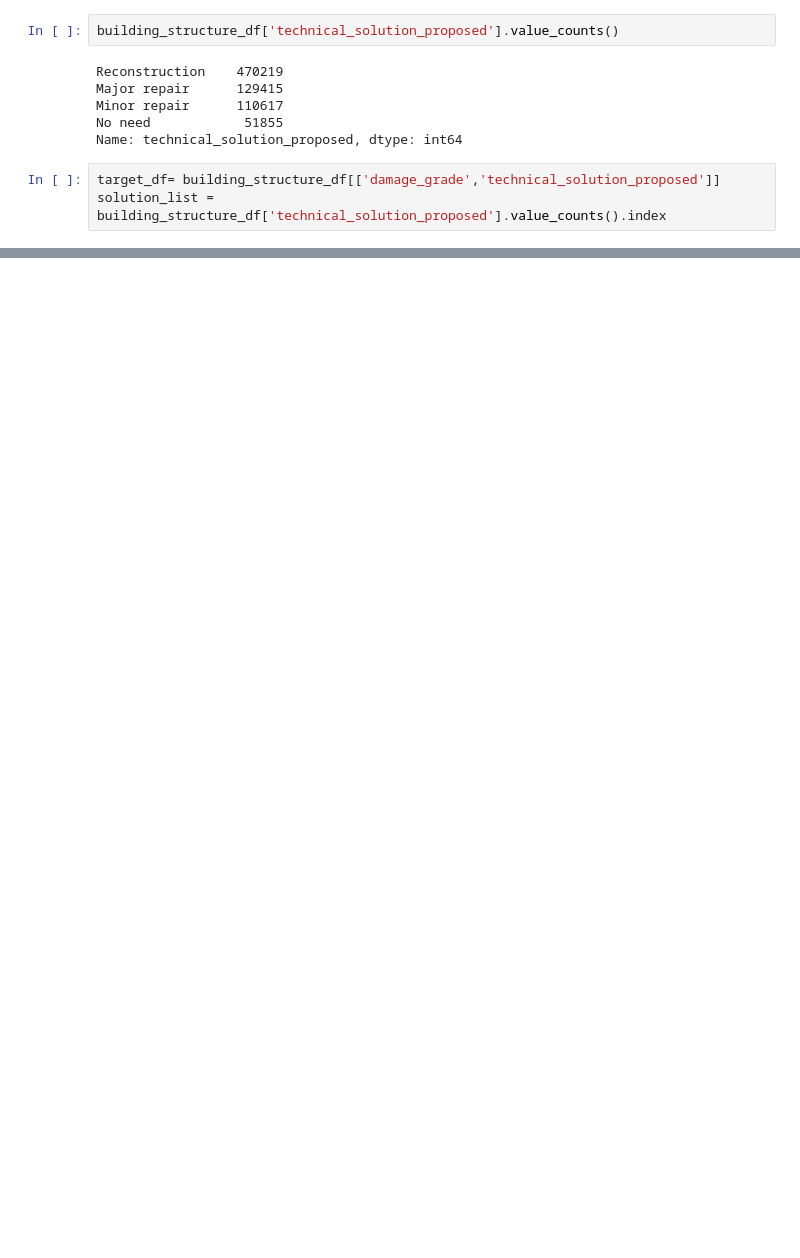
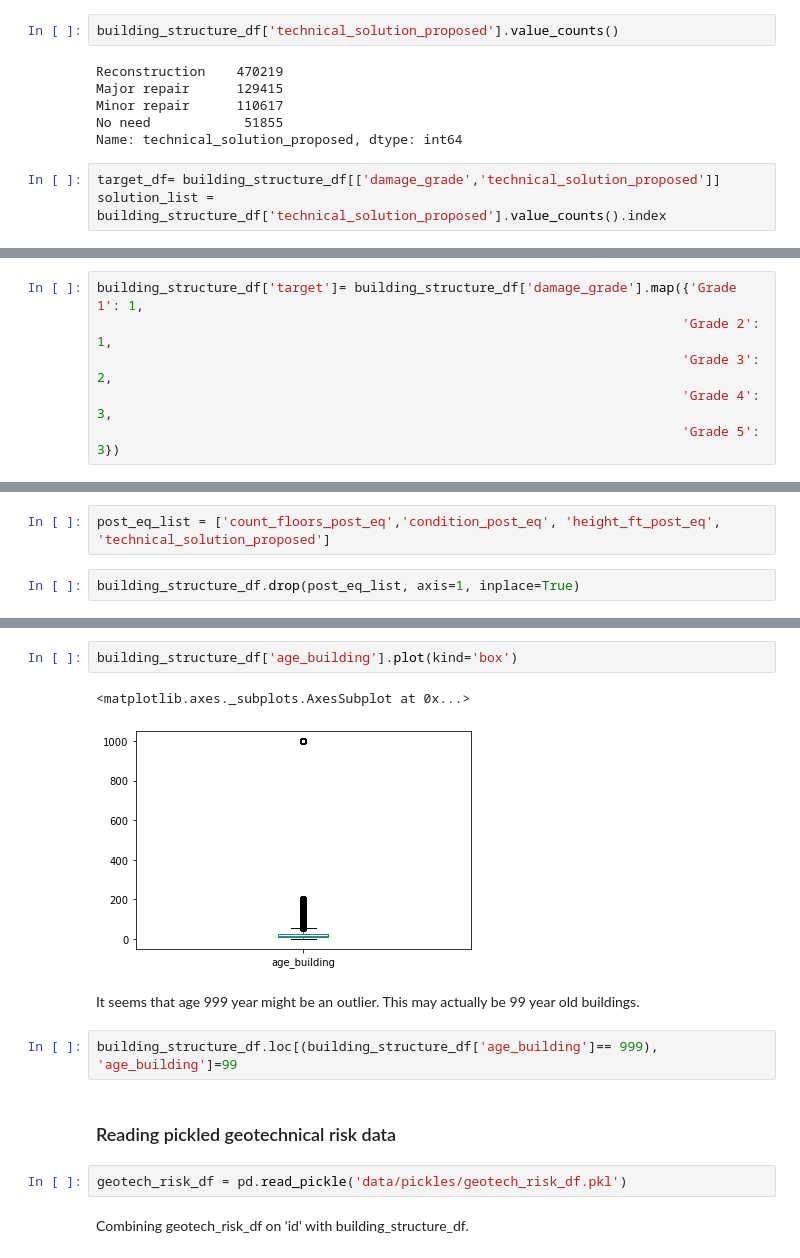
Before and after one commit to Yeshi341/structural_damage_from_earthquake, a Jupyter notebook: data_clean1.ipynb, the cells around one changed output, grey strips where cells are left out. Cells and saved outputs as stored; diff of their text form; blank space fills up the shorter version.

Commit message:
loaded and read in clean data

```diff
--- a/data_clean1.ipynb
+++ b/data_clean1.ipynb
@@ -428,0 +453,6 @@ target_df[target_df['technical_solution_proposed']== 'Major']['damage_grade'].va
+# %%
+building_structure_df['target']= building_structure_df['damage_grade'].map({'Grade 1': 1,
+                                                                           'Grade 2': 1,
+                                                                           'Grade 3': 2,
+                                                                           'Grade 4': 3,
+                                                                           'Grade 5': 3})
@@ -428,0 +463,4 @@ target_df[target_df['technical_solution_proposed']== 'Major']['damage_grade'].va
+# %%
+post_eq_list = ['count_floors_post_eq','condition_post_eq', 'height_ft_post_eq', 'technical_solution_proposed']
+# %%
+building_structure_df.drop(post_eq_list, axis=1, inplace=True)
@@ -428,0 +487,15 @@ target_df[target_df['technical_solution_proposed']== 'Major']['damage_grade'].va
+# %%
+building_structure_df['age_building'].plot(kind='box')
+# %% [output]
+<matplotlib.axes._subplots.AxesSubplot at 0x...>
+[figure, added]
+# %% [markdown]
+It seems that age 999 year might be an outlier. This may actually be 99 year old buildings.
+# %%
+building_structure_df.loc[(building_structure_df['age_building']== 999), 'age_building']=99
+# %% [markdown]
+### Reading pickled geotechnical risk data
+# %%
+geotech_risk_df = pd.read_pickle('data/pickles/geotech_risk_df.pkl')
+# %% [markdown]
+Combining geotech_risk_df on 'id' with building_structure_df.
```
Also changed, not shown: parts of 28 cells of this notebook, 5 other files.
